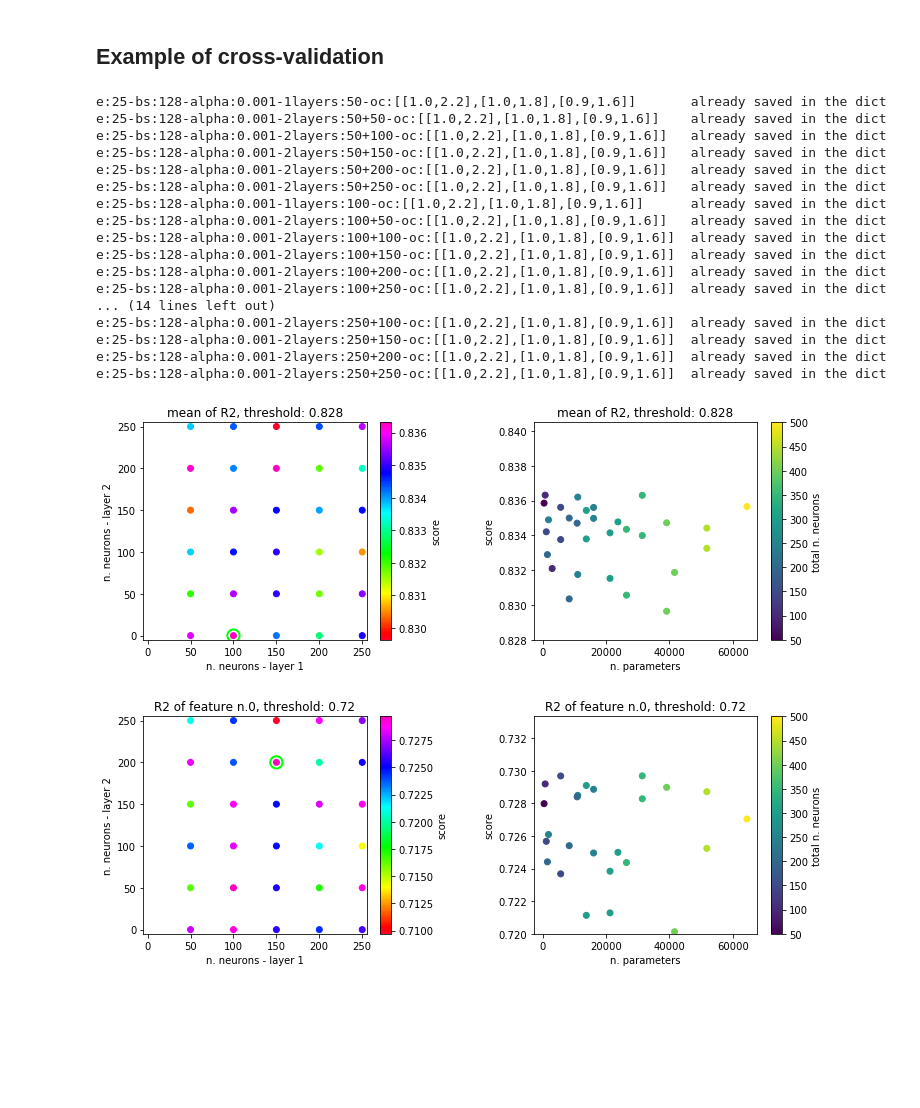
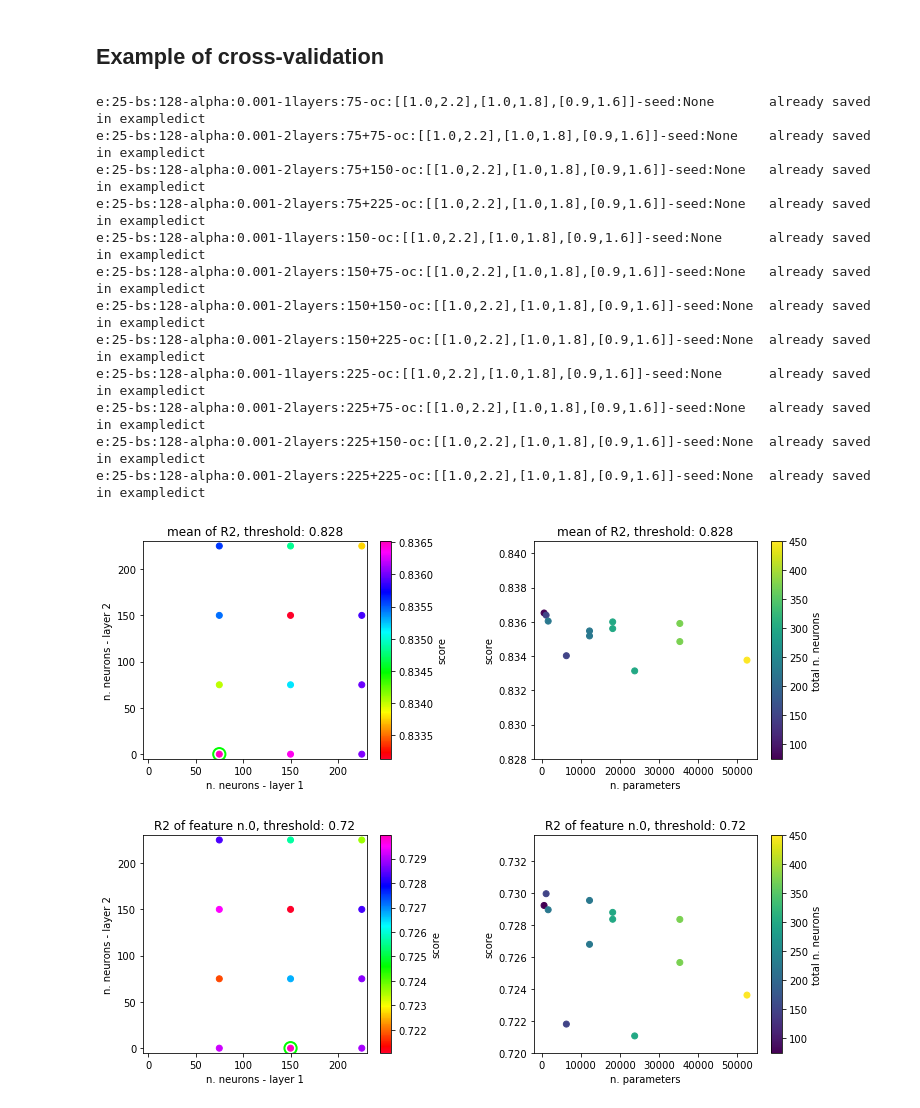
Before and after one commit to PhoenixBirdCreations/IPAM2021_ML, a Jupyter notebook: algo/classy_NN/Example.ipynb, the cells around one changed output. Saved outputs shown, nothing was run; the diff lists cells and outputs as text; code cells hidden in the pictures; blank space fills up the shorter version.

```diff
--- a/algo/classy_NN/Example.ipynb
+++ b/algo/classy_NN/Example.ipynb
@@ -194,42 +195,39 @@ fp.checkRegressionPlot(NNhc.xtest, NNhc.ytest, prediction, ['m1','m2','Mc'], \
 # %% [markdown]
 ## Example of cross-validation
 # %%
-dict_name = 'example_dict'
+dict_name = 'exampledict'
 
 path = "/home/simone/repos/IPAM2021_ML/datasets/GSTLAL_EarlyWarning_Dataset/Dataset/m1m2Mc/"
 xtrain = path+'xtrain.csv'
 ytrain = path+'ytrain.csv'
 xtest  = path+'xtest.csv'
 ytest  = path+'ytest.csv'
 
 out_intervals = [[1,2.2],[1,1.8],[0.9,1.6]]
 
-CV = classyNN.CrossValidator(neurons_step=50, \
+# without fixing the seed
+CV = classyNN.CrossValidator(neurons_step=75, Nneurons_max=300, \
                              fname_xtrain=xtrain, fname_ytrain=ytrain, fname_xtest=xtest, \
                              fname_ytest=ytest, epochs=25, batch_size=128, \
-                             out_intervals=out_intervals, dict_name=dict_name)
+                             out_intervals=out_intervals, dict_name=dict_name,
+                             seed=None)
 CV.crossval(verbose=True)
 CV.plot(feature_idx=-1, threshold=0.828)
 CV.plot(feature_idx= 0, threshold=0.72)
 CV.plot(feature_idx= 1, threshold=0.775)
 CV.plot(feature_idx= 2, threshold=0.995)
 # %% [output]
-e:25-bs:128-alpha:0.001-1layers:50-oc:[[1.0,2.2],[1.0,1.8],[0.9,1.6]]       already saved in the dict
-e:25-bs:128-alpha:0.001-2layers:50+50-oc:[[1.0,2.2],[1.0,1.8],[0.9,1.6]]    already saved in the dict
-e:25-bs:128-alpha:0.001-2layers:50+100-oc:[[1.0,2.2],[1.0,1.8],[0.9,1.6]]   already saved in the dict
-e:25-bs:128-alpha:0.001-2layers:50+150-oc:[[1.0,2.2],[1.0,1.8],[0.9,1.6]]   already saved in the dict
-e:25-bs:128-alpha:0.001-2layers:50+200-oc:[[1.0,2.2],[1.0,1.8],[0.9,1.6]]   already saved in the dict
-e:25-bs:128-alpha:0.001-2layers:50+250-oc:[[1.0,2.2],[1.0,1.8],[0.9,1.6]]   already saved in the dict
-e:25-bs:128-alpha:0.001-1layers:100-oc:[[1.0,2.2],[1.0,1.8],[0.9,1.6]]      already saved in the dict
-e:25-bs:128-alpha:0.001-2layers:100+50-oc:[[1.0,2.2],[1.0,1.8],[0.9,1.6]]   already saved in the dict
-e:25-bs:128-alpha:0.001-2layers:100+100-oc:[[1.0,2.2],[1.0,1.8],[0.9,1.6]]  already saved in the dict
-e:25-bs:128-alpha:0.001-2layers:100+150-oc:[[1.0,2.2],[1.0,1.8],[0.9,1.6]]  already saved in the dict
-e:25-bs:128-alpha:0.001-2layers:100+200-oc:[[1.0,2.2],[1.0,1.8],[0.9,1.6]]  already saved in the dict
-e:25-bs:128-alpha:0.001-2layers:100+250-oc:[[1.0,2.2],[1.0,1.8],[0.9,1.6]]  already saved in the dict
-... (14 lines left out)
-e:25-bs:128-alpha:0.001-2layers:250+100-oc:[[1.0,2.2],[1.0,1.8],[0.9,1.6]]  already saved in the dict
-e:25-bs:128-alpha:0.001-2layers:250+150-oc:[[1.0,2.2],[1.0,1.8],[0.9,1.6]]  already saved in the dict
-e:25-bs:128-alpha:0.001-2layers:250+200-oc:[[1.0,2.2],[1.0,1.8],[0.9,1.6]]  already saved in the dict
-e:25-bs:128-alpha:0.001-2layers:250+250-oc:[[1.0,2.2],[1.0,1.8],[0.9,1.6]]  already saved in the dict
+e:25-bs:128-alpha:0.001-1layers:75-oc:[[1.0,2.2],[1.0,1.8],[0.9,1.6]]-seed:None       already saved in exampledict
+e:25-bs:128-alpha:0.001-2layers:75+75-oc:[[1.0,2.2],[1.0,1.8],[0.9,1.6]]-seed:None    already saved in exampledict
+e:25-bs:128-alpha:0.001-2layers:75+150-oc:[[1.0,2.2],[1.0,1.8],[0.9,1.6]]-seed:None   already saved in exampledict
+e:25-bs:128-alpha:0.001-2layers:75+225-oc:[[1.0,2.2],[1.0,1.8],[0.9,1.6]]-seed:None   already saved in exampledict
+e:25-bs:128-alpha:0.001-1layers:150-oc:[[1.0,2.2],[1.0,1.8],[0.9,1.6]]-seed:None      already saved in exampledict
+e:25-bs:128-alpha:0.001-2layers:150+75-oc:[[1.0,2.2],[1.0,1.8],[0.9,1.6]]-seed:None   already saved in exampledict
+e:25-bs:128-alpha:0.001-2layers:150+150-oc:[[1.0,2.2],[1.0,1.8],[0.9,1.6]]-seed:None  already saved in exampledict
+e:25-bs:128-alpha:0.001-2layers:150+225-oc:[[1.0,2.2],[1.0,1.8],[0.9,1.6]]-seed:None  already saved in exampledict
+e:25-bs:128-alpha:0.001-1layers:225-oc:[[1.0,2.2],[1.0,1.8],[0.9,1.6]]-seed:None      already saved in exampledict
+e:25-bs:128-alpha:0.001-2layers:225+75-oc:[[1.0,2.2],[1.0,1.8],[0.9,1.6]]-seed:None   already saved in exampledict
+e:25-bs:128-alpha:0.001-2layers:225+150-oc:[[1.0,2.2],[1.0,1.8],[0.9,1.6]]-seed:None  already saved in exampledict
+e:25-bs:128-alpha:0.001-2layers:225+225-oc:[[1.0,2.2],[1.0,1.8],[0.9,1.6]]-seed:None  already saved in exampledict
-[figure, old version]
+[figure, new version]
-[figure, old version]
+[figure, new version]
```
Also changed, not shown: parts of 12 cells of this notebook, 1 other file.
